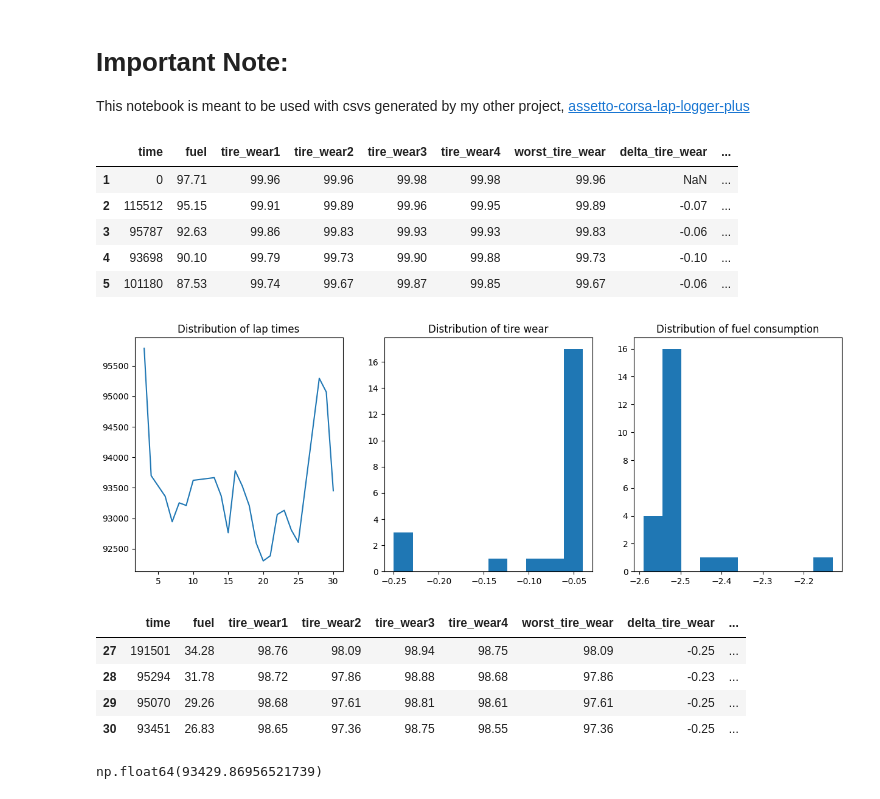
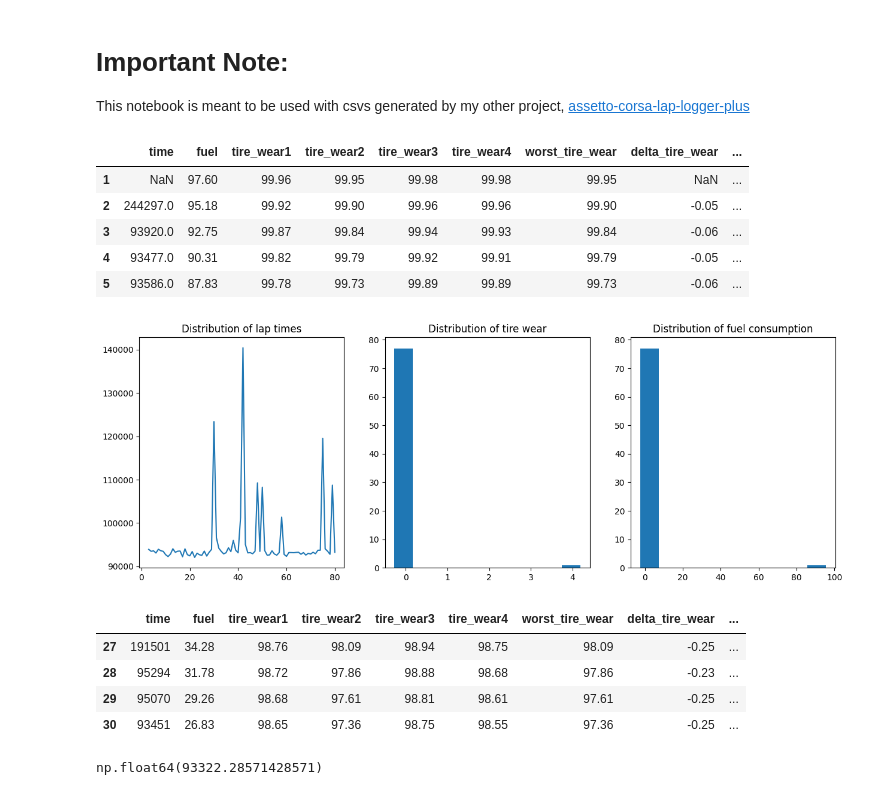
Before and after one commit to RakeJyals/assetto-corsa-analytica, a Jupyter notebook: lap-log-reader.ipynb, the cells around one changed output. Saved outputs shown, nothing was run; the diff lists cells and outputs as text; code cells hidden in the pictures.

```diff
--- a/lap-log-reader.ipynb
+++ b/lap-log-reader.ipynb
@@ -7,7 +7,7 @@ import pandas as pd
 from matplotlib import pyplot as plt
 # %%
 # TODO: Expedite reading/joining of several csv files
-df = pd.read_csv("interlagos2.csv", header = 0)
+df = pd.read_csv("interlagos_full_stint.csv", header = 0)
 # %%
 df["worst_tire_wear"] = df[[f"tire_wear{i}" for i in range(1, 5)]].min(axis = 1, )
 df["delta_tire_wear"] = df["worst_tire_wear"].diff()
@@ -16,11 +16,11 @@ df["fuel_consumption"] = df["fuel"].diff()
 df.head()
 # %% [output]
 |  | time | fuel | tire_wear1 | tire_wear2 | tire_wear3 | tire_wear4 | worst_tire_wear | delta_tire_wear | ... |
-| 1 | 0 | 97.71 | 99.96 | 99.96 | 99.98 | 99.98 | 99.96 | NaN | ... |
-| 2 | 115512 | 95.15 | 99.91 | 99.89 | 99.96 | 99.95 | 99.89 | -0.07 | ... |
-| 3 | 95787 | 92.63 | 99.86 | 99.83 | 99.93 | 99.93 | 99.83 | -0.06 | ... |
-| 4 | 93698 | 90.10 | 99.79 | 99.73 | 99.90 | 99.88 | 99.73 | -0.10 | ... |
-| 5 | 101180 | 87.53 | 99.74 | 99.67 | 99.87 | 99.85 | 99.67 | -0.06 | ... |
+| 1 | NaN | 97.60 | 99.96 | 99.95 | 99.98 | 99.98 | 99.95 | NaN | ... |
+| 2 | 244297.0 | 95.18 | 99.92 | 99.90 | 99.96 | 99.96 | 99.90 | -0.05 | ... |
+| 3 | 93920.0 | 92.75 | 99.87 | 99.84 | 99.94 | 99.93 | 99.84 | -0.06 | ... |
+| 4 | 93477.0 | 90.31 | 99.82 | 99.79 | 99.92 | 99.91 | 99.79 | -0.05 | ... |
+| 5 | 93586.0 | 87.83 | 99.78 | 99.73 | 99.89 | 99.89 | 99.73 | -0.06 | ... |
 # %%
 def distplots(df):
     fig, axes = plt.subplots(nrows = 1, ncols = 3, figsize = (15, 5))
@@ -37,9 +37,10 @@ def distplots(df):
 
 plt.show()
 # %%
-distplots(df[(df["time"] > 75000) & (df["time"] < 100000)])
+distplots(df[(df["time"] > 75000) & (df["time"] < 200000)])
+#distplots(df)
 # %% [output]
-[figure, old version]
+[figure, new version]
 # %%
 df[df.delta_tire_wear < -0.2]
 # %% [output]
@@ -51,4 +52,4 @@ df[df.delta_tire_wear < -0.2]
 # %%
 df[(df["time"] > 75000) & (df["time"] < 100000)].time.mean()
 # %% [output]
-np.float64(93429.86956521739)
+np.float64(93322.28571428571)
```
Also changed, not shown: 1 other file.
